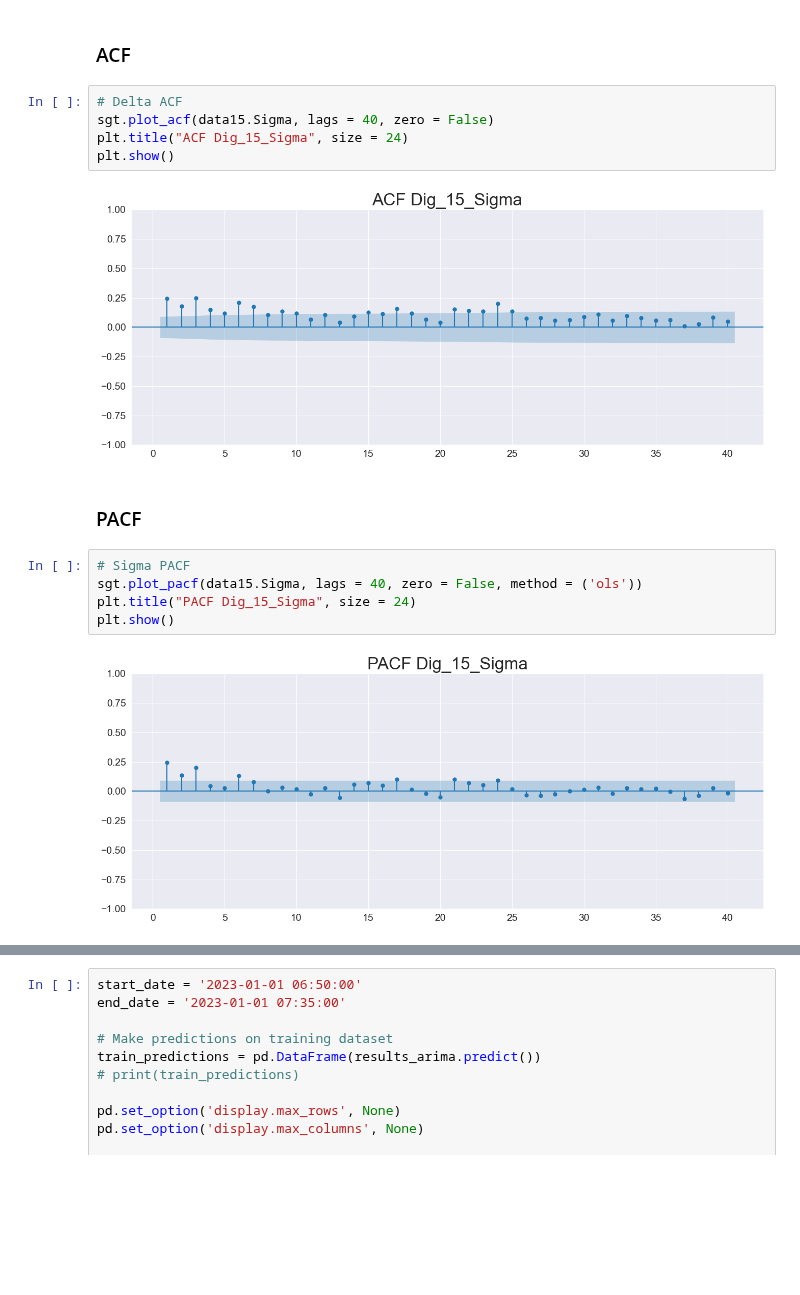
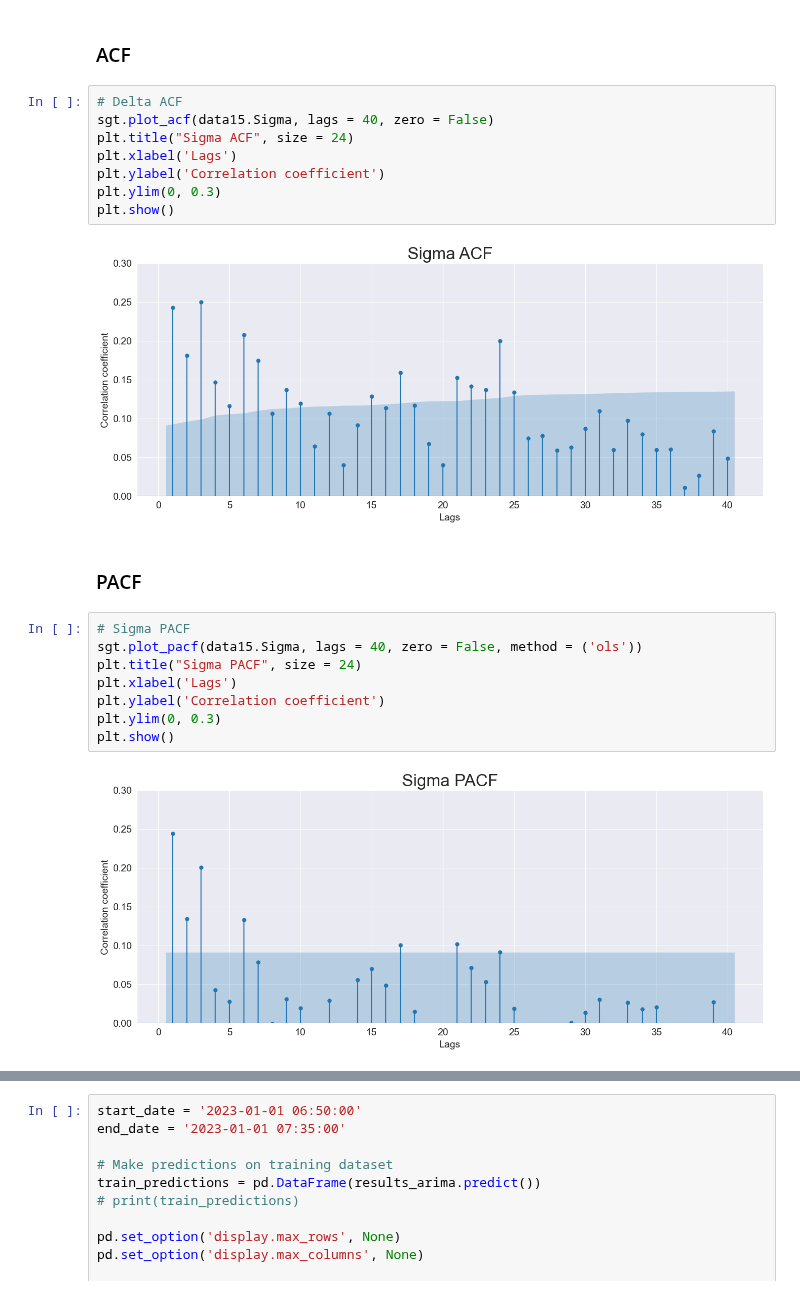
Before and after one commit to DaviesHub/linear_timeseries_analysis, a Jupyter notebook: parameter analysis.ipynb, the cells around one changed output, grey strips where cells are left out. Saved outputs shown, nothing was run; the diff lists cells and outputs as text; blank space fills up the shorter version.

```diff
--- a/parameter analysis.ipynb
+++ b/parameter analysis.ipynb
@@ -125,19 +125,25 @@ sts.adfuller(data15_comp.Sigma)
 # %%
 # Delta ACF
 sgt.plot_acf(data15.Sigma, lags = 40, zero = False)
-plt.title("ACF Dig_15_Sigma", size = 24)
+plt.title("Sigma ACF", size = 24)
+plt.xlabel('Lags')
+plt.ylabel('Correlation coefficient')
+plt.ylim(0, 0.3)
 plt.show()
 # %% [output]
-[figure, old version]
+[figure, new version]
 # %% [markdown]
 ### PACF
 # %%
 # Sigma PACF
 sgt.plot_pacf(data15.Sigma, lags = 40, zero = False, method = ('ols'))
-plt.title("PACF Dig_15_Sigma", size = 24)
+plt.title("Sigma PACF", size = 24)
+plt.xlabel('Lags')
+plt.ylabel('Correlation coefficient')
+plt.ylim(0, 0.3)
 plt.show()
 # %% [output]
-[figure, old version]
+[figure, new version]
 # %%
 model_auto = auto_arima(data15_train.Sigma)
 model_auto.summary()
```
Also changed, not shown: parts of 4 cells of this notebook.
